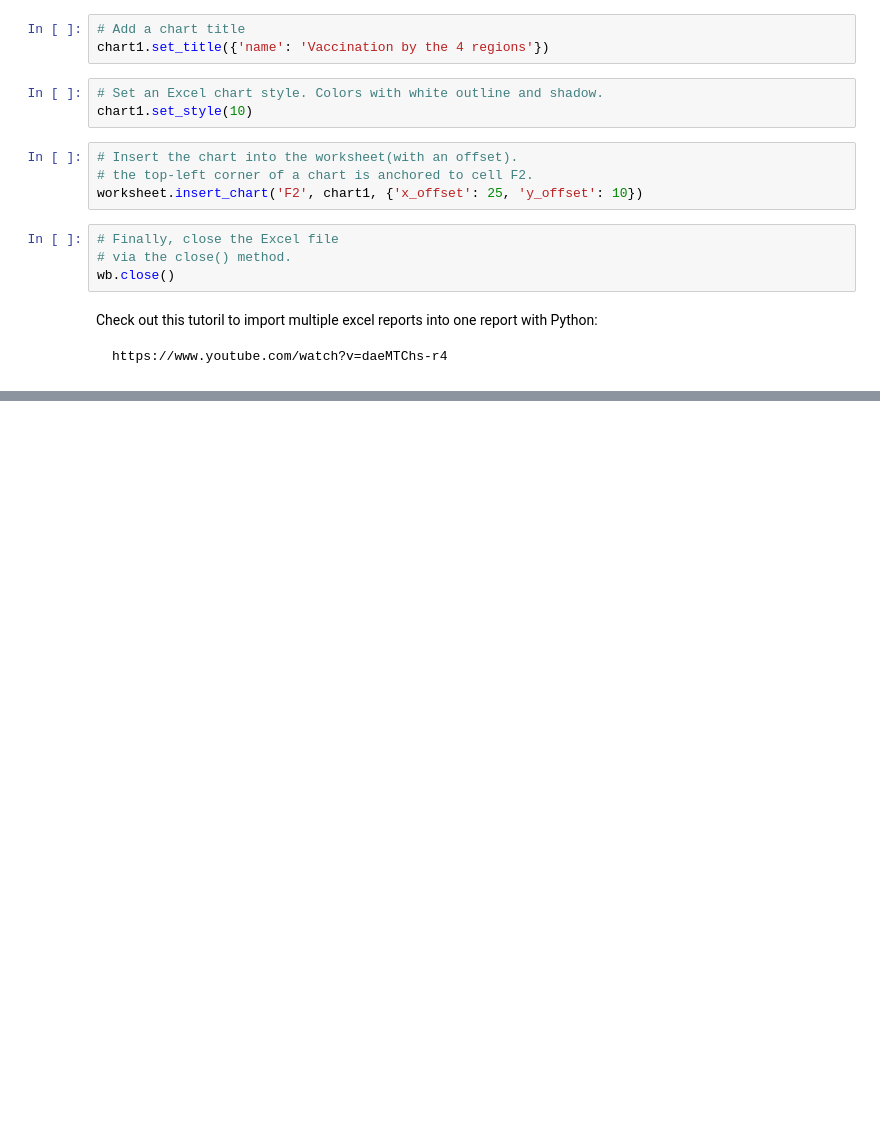
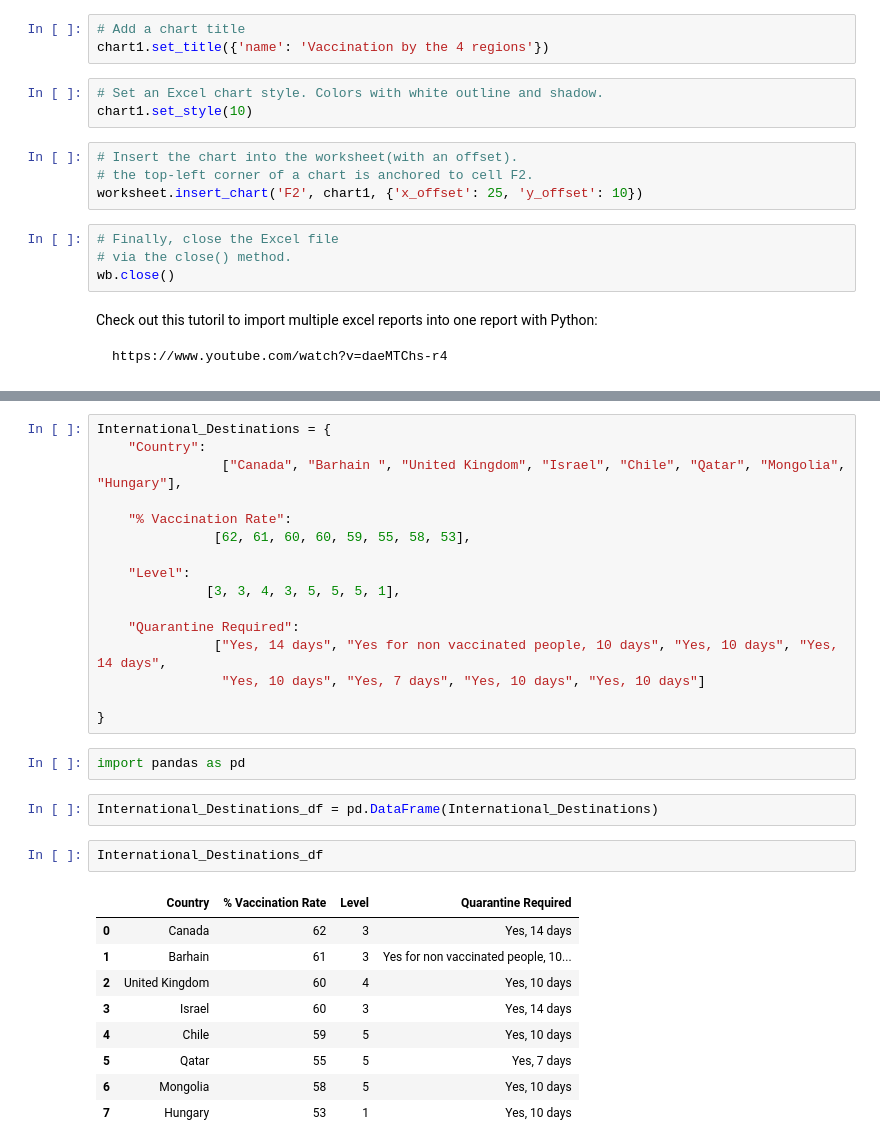
Before and after one commit to bossiilaria/Python, a Jupyter notebook: Vaccination Rate.ipynb, the cells around one changed output, grey strips where cells are left out. Cells and saved outputs as stored; diff of their text form; blank space fills up the shorter version.

Commit message:
ReadingDataFromExcel

```diff
--- a/Vaccination Rate.ipynb
+++ b/Vaccination Rate.ipynb
@@ -328,0 +343,32 @@ Check out this tutoril to import multiple excel reports into one report with Pyt
+# %%
+International_Destinations = {
+    "Country":
+                ["Canada", "Barhain ", "United Kingdom", "Israel", "Chile", "Qatar", "Mongolia", "Hungary"],
+
+    "% Vaccination Rate":
+               [62, 61, 60, 60, 59, 55, 58, 53],
+
+    "Level":
+              [3, 3, 4, 3, 5, 5, 5, 1],
+
+    "Quarantine Required":
+               ["Yes, 14 days", "Yes for non vaccinated people, 10 days", "Yes, 10 days", "Yes, 14 days",
+                "Yes, 10 days", "Yes, 7 days", "Yes, 10 days", "Yes, 10 days"]
+
+}
+# %%
+import pandas as pd
+# %%
+International_Destinations_df = pd.DataFrame(International_Destinations)
+# %%
+International_Destinations_df
+# %% [output]
+|  | Country | % Vaccination Rate | Level | Quarantine Required |
+| 0 | Canada | 62 | 3 | Yes, 14 days |
+| 1 | Barhain | 61 | 3 | Yes for non vaccinated people, 10... |
+| 2 | United Kingdom | 60 | 4 | Yes, 10 days |
+| 3 | Israel | 60 | 3 | Yes, 14 days |
+| 4 | Chile | 59 | 5 | Yes, 10 days |
+| 5 | Qatar | 55 | 5 | Yes, 7 days |
+| 6 | Mongolia | 58 | 5 | Yes, 10 days |
+| 7 | Hungary | 53 | 1 | Yes, 10 days |
```
Also changed, not shown: parts of 4 cells of this notebook.
